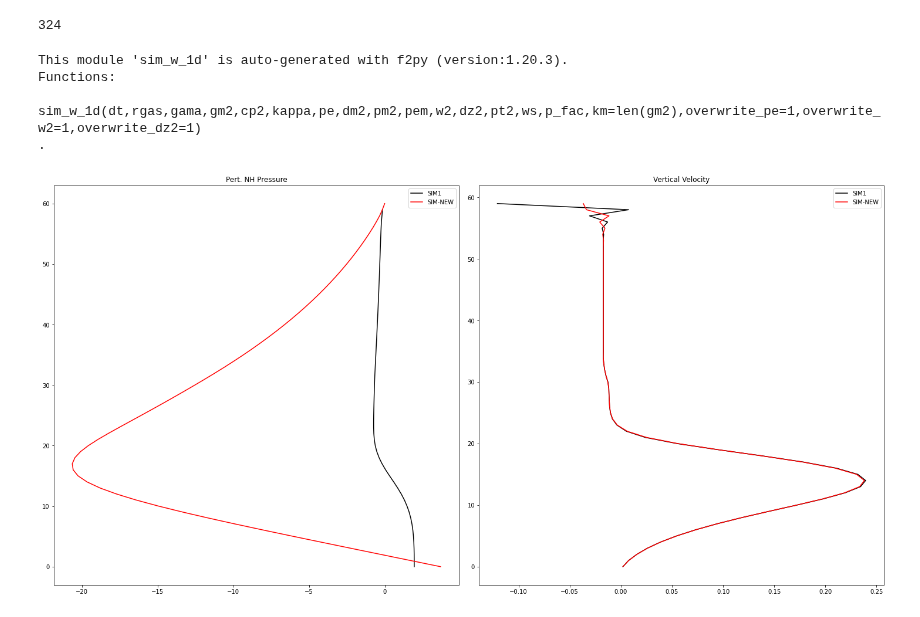
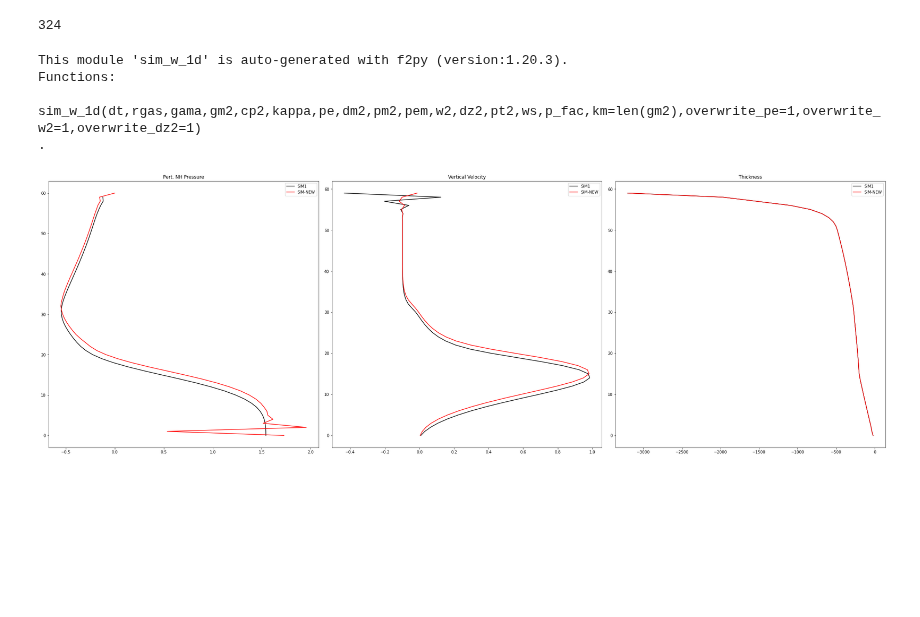
Before and after one commit to louiswicker/CAM_analysis_tools, a Jupyter notebook: nh_utils/nh_tests_new.ipynb, the cells around one changed output. Drawn from its saved outputs; the diff is of its cells as text; code cells hidden in the pictures; blank space fills up the shorter version.

```diff
--- a/nh_utils/nh_tests_new.ipynb
+++ b/nh_utils/nh_tests_new.ipynb
@@ -297,7 +342,7 @@ kappa = 0.285735616165638
 p_fac = 0.000000000000000
 ws    = 0.0
 
-time = 10
+time = 30
 
 pe = np.zeros((nz+1,), dtype='float32')
 pe[1:] = before['pe'][time,:]
@@ -310,32 +355,39 @@ w2  = before['w2'][time,:].copy()
 
 sim_w_1d.sim_w_1d(dt, rgas, gama, before['gm2'][time,:], before['cp2'][time,:], kappa, pe, \
                                   before['dm2'][time,:], before['pm2'][time,:], before['pem'][time,:], \
                                   w2,  dz2, before['pt2'][time,:], ws, p_fac)
 
 #write_Z_profile(data,data_keys = ['OLD_PE', 'NEW_PE', 'OLD_DZ', 'NEW_DZ', 'OLD_W', 'NEW_W'] )
 
 km = w2.shape[0]
 
-fig, axes = plt.subplots(1,2, constrained_layout=True,figsize=(20,10))
+fig, axes = plt.subplots(1,3, constrained_layout=True,figsize=(30,10))
 
 ax = axes[0]
 
 ax.plot(0.01*after['pe'][time,::-1], np.arange(km), color='k', label='SIM1')
 ax.plot(0.01*pe[::-1], np.arange(km+1), color='r', label='SIM-NEW')
 ax.set_title('Pert. NH Pressure')
 ax.legend()
 
 ax = axes[1]
 
 ax.plot(after['w2'][time,::-1], np.arange(km), color='k', label='SIM1')
 ax.plot(w2[::-1], np.arange(km), color='r', label='SIM-NEW')
 ax.set_title('Vertical Velocity')
 ax.legend()
 
+ax = axes[2]
+
+ax.plot(after['dz2'][time,::-1], np.arange(km), color='k', label='SIM1')
+ax.plot(dz2[::-1], np.arange(km), color='r', label='SIM-NEW')
+ax.set_title('Thickness')
+ax.legend()
+
 plt.show()
 # %% [output]
 This module 'sim_w_1d' is auto-generated with f2py (version:1.20.3).
 Functions:
   sim_w_1d(dt,rgas,gama,gm2,cp2,kappa,pe,dm2,pm2,pem,w2,dz2,pt2,ws,p_fac,km=len(gm2),overwrite_pe=1,overwrite_w2=1,overwrite_dz2=1)
 .
-[figure, old version]
+[figure, new version]
```
Also changed, not shown: parts of 4 cells of this notebook, 1 other file.
